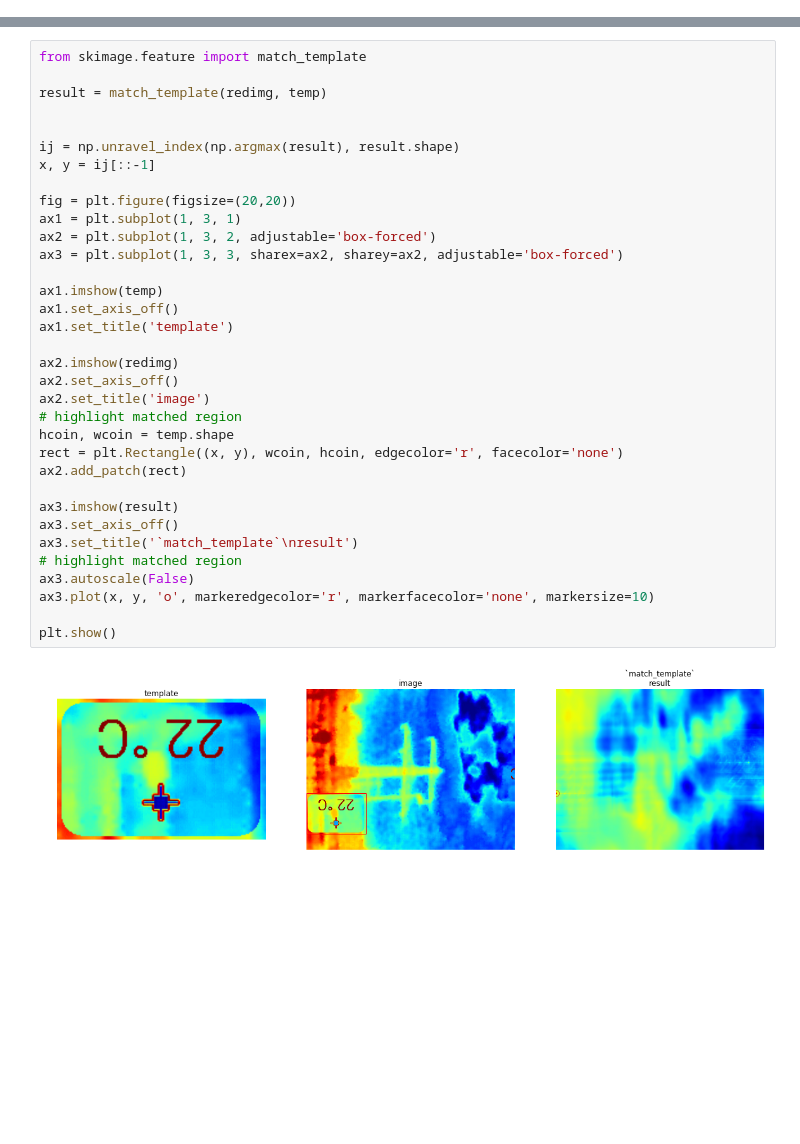
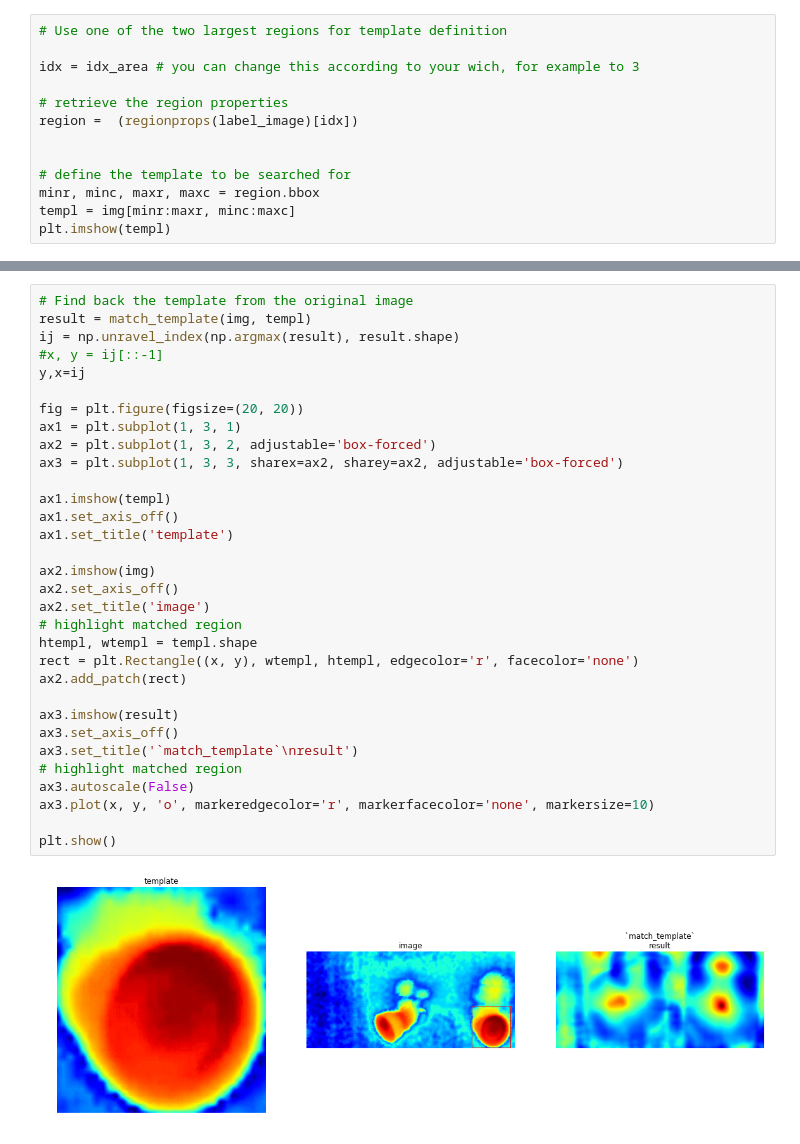
Before and after one commit to cortiana/DemoML, a Jupyter notebook: ml-demo02.ipynb, the cells around one changed output, grey strips where cells are left out. Cells and saved outputs as stored; diff of their text form; blank space fills up the shorter version.

Commit message:
Completed part 2 (image processing)

```diff
--- a/ml-demo02.ipynb
+++ b/ml-demo02.ipynb
@@ -101,0 +147,13 @@ plt.imshow(temp)
+# %%
+# Use one of the two largest regions for template definition
+
+idx = idx_area # you can change this according to your wich, for example to 3
+
+# retrieve the region properties
+region =  (regionprops(label_image)[idx])
+
+
+# define the template to be searched for
+minr, minc, maxr, maxc = region.bbox
+templ = img[minr:maxr, minc:maxc]
+plt.imshow(templ)
@@ -102,36 +163,34 @@ plt.imshow(temp)
 # %%
-from skimage.feature import match_template
+# Find back the template from the original image
+result = match_template(img, templ)
+ij = np.unravel_index(np.argmax(result), result.shape)
+#x, y = ij[::-1]
+y,x=ij
 
-result = match_template(redimg, temp)
-
-
-ij = np.unravel_index(np.argmax(result), result.shape)
-x, y = ij[::-1]
-
-fig = plt.figure(figsize=(20,20))
+fig = plt.figure(figsize=(20, 20))
 ax1 = plt.subplot(1, 3, 1)
 ax2 = plt.subplot(1, 3, 2, adjustable='box-forced')
 ax3 = plt.subplot(1, 3, 3, sharex=ax2, sharey=ax2, adjustable='box-forced')
 
-ax1.imshow(temp)
+ax1.imshow(templ)
 ax1.set_axis_off()
 ax1.set_title('template')
 
-ax2.imshow(redimg)
+ax2.imshow(img)
 ax2.set_axis_off()
 ax2.set_title('image')
 # highlight matched region
-hcoin, wcoin = temp.shape
-rect = plt.Rectangle((x, y), wcoin, hcoin, edgecolor='r', facecolor='none')
+htempl, wtempl = templ.shape
+rect = plt.Rectangle((x, y), wtempl, htempl, edgecolor='r', facecolor='none')
 ax2.add_patch(rect)
 
 ax3.imshow(result)
 ax3.set_axis_off()
 ax3.set_title('`match_template`\nresult')
 # highlight matched region
 ax3.autoscale(False)
 ax3.plot(x, y, 'o', markeredgecolor='r', markerfacecolor='none', markersize=10)
 
 plt.show()
 # %% [output]
-[figure, old version]
+[figure, new version]
```
Also changed, not shown: parts of 21 cells of this notebook, 3 other files.
